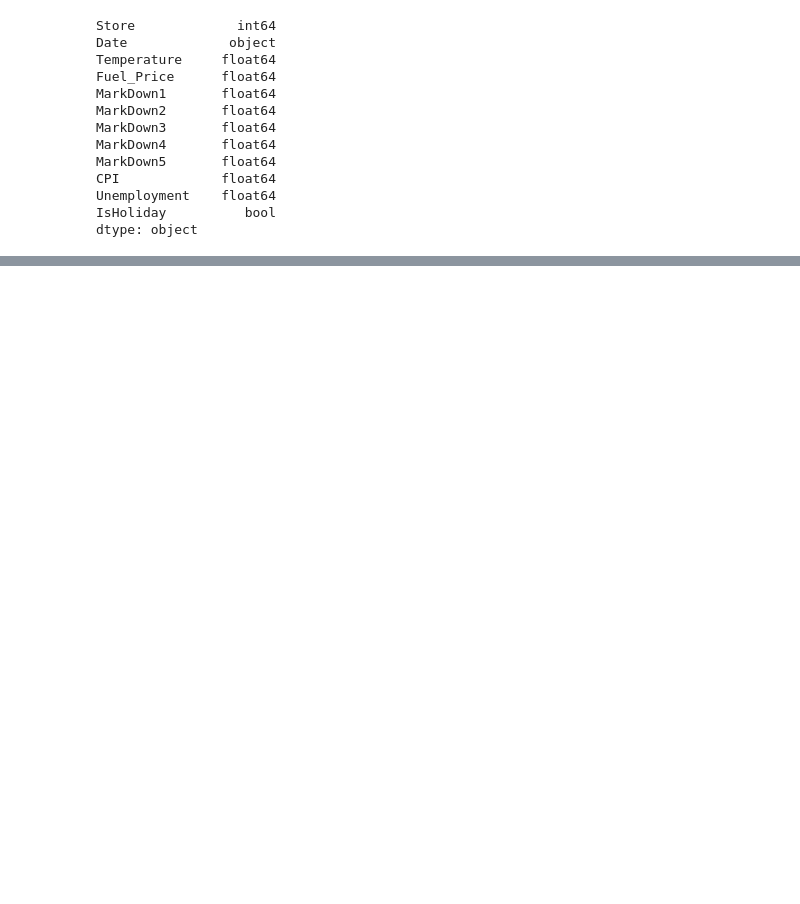
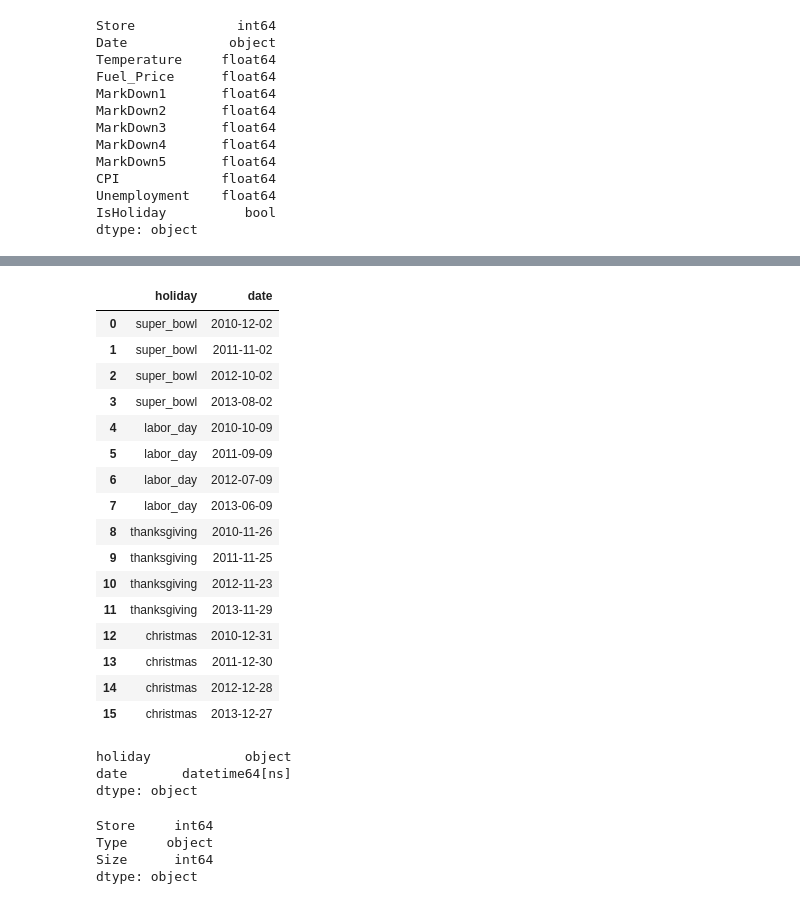
Before and after one commit to hopemeeeme/E-L-T-Project, a Jupyter notebook: postgresSQL-ETL.ipynb, the cells around one changed output, grey strips where cells are left out. Cells and saved outputs as stored; diff of their text form; code cells hidden in the pictures; blank space fills up the shorter version.

```diff
--- a/postgresSQL-ETL.ipynb
+++ b/postgresSQL-ETL.ipynb
@@ -48,0 +172,36 @@ df_features_transformed = df_features[features_cols].copy()
+# %%
+# Create a filtered dataframe from specific columns
+holidays_cols = ["Holiday", "Date"]
+df_holidays_transformed = df_holidays[holidays_cols].copy()
+# %%
+# Convert Holidays column 'Date' to Datetime.
+df_holidays_transformed['Date'] = pd.to_datetime(df_holidays_transformed['Date'])
+
+# Lowercase column values
+df_holidays_transformed.columns = map(str.lower, df_holidays_transformed.columns)
+# %%
+df_holidays_transformed
+# %% [output]
+|  | holiday | date |
+| 0 | super_bowl | 2010-12-02 |
+| 1 | super_bowl | 2011-11-02 |
+| 2 | super_bowl | 2012-10-02 |
+| 3 | super_bowl | 2013-08-02 |
+| 4 | labor_day | 2010-10-09 |
+| 5 | labor_day | 2011-09-09 |
+| 6 | labor_day | 2012-07-09 |
+| 7 | labor_day | 2013-06-09 |
+| 8 | thanksgiving | 2010-11-26 |
+| 9 | thanksgiving | 2011-11-25 |
+| 10 | thanksgiving | 2012-11-23 |
+| 11 | thanksgiving | 2013-11-29 |
+| 12 | christmas | 2010-12-31 |
+| 13 | christmas | 2011-12-30 |
+| 14 | christmas | 2012-12-28 |
+| 15 | christmas | 2013-12-27 |
+# %%
+df_holidays_transformed.dtypes
+# %% [output]
+holiday            object
+date       datetime64[ns]
+dtype: object
@@ -48,0 +210,8 @@ df_features_transformed = df_features[features_cols].copy()
+# %%
+# Check Stores Data Types
+df_stores.dtypes
+# %% [output]
+Store     int64
+Type     object
+Size      int64
+dtype: object
```
Also changed, not shown: parts of 27 cells of this notebook, 8 other files.
